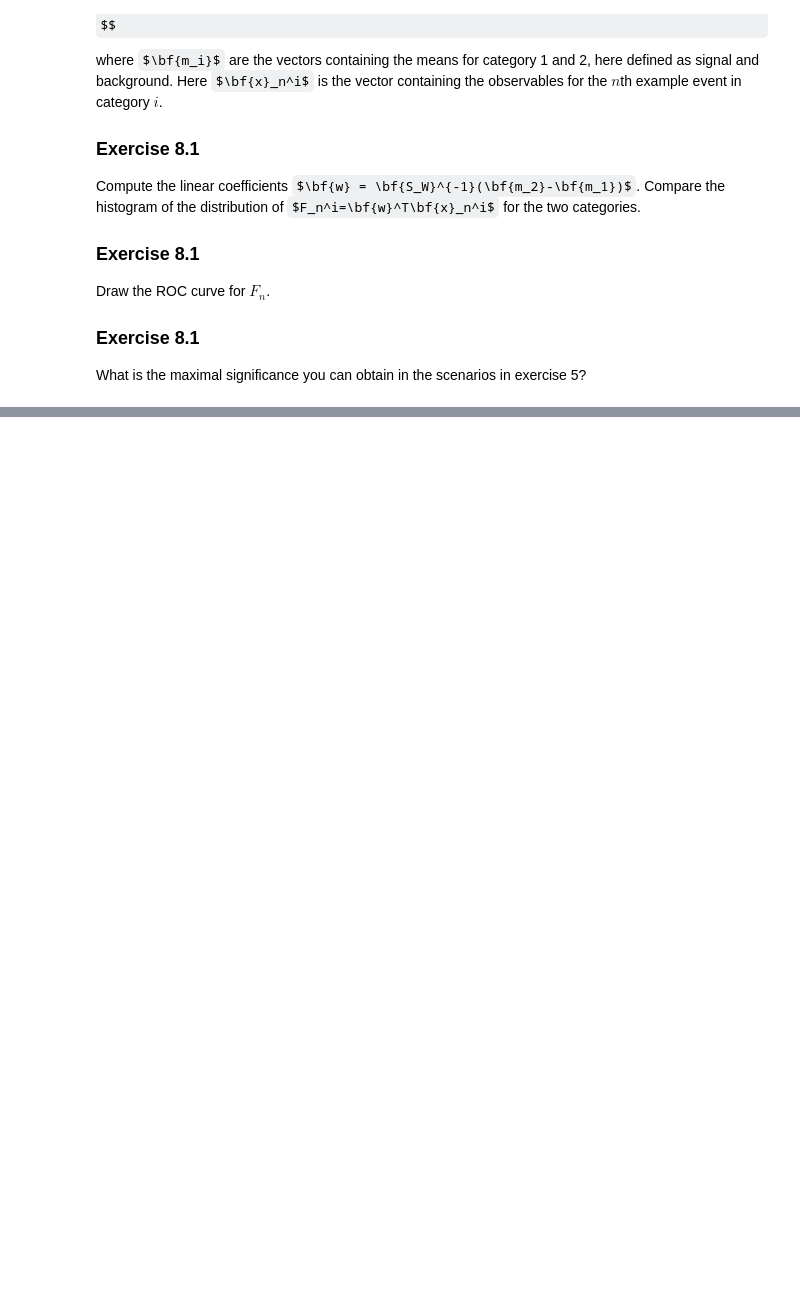
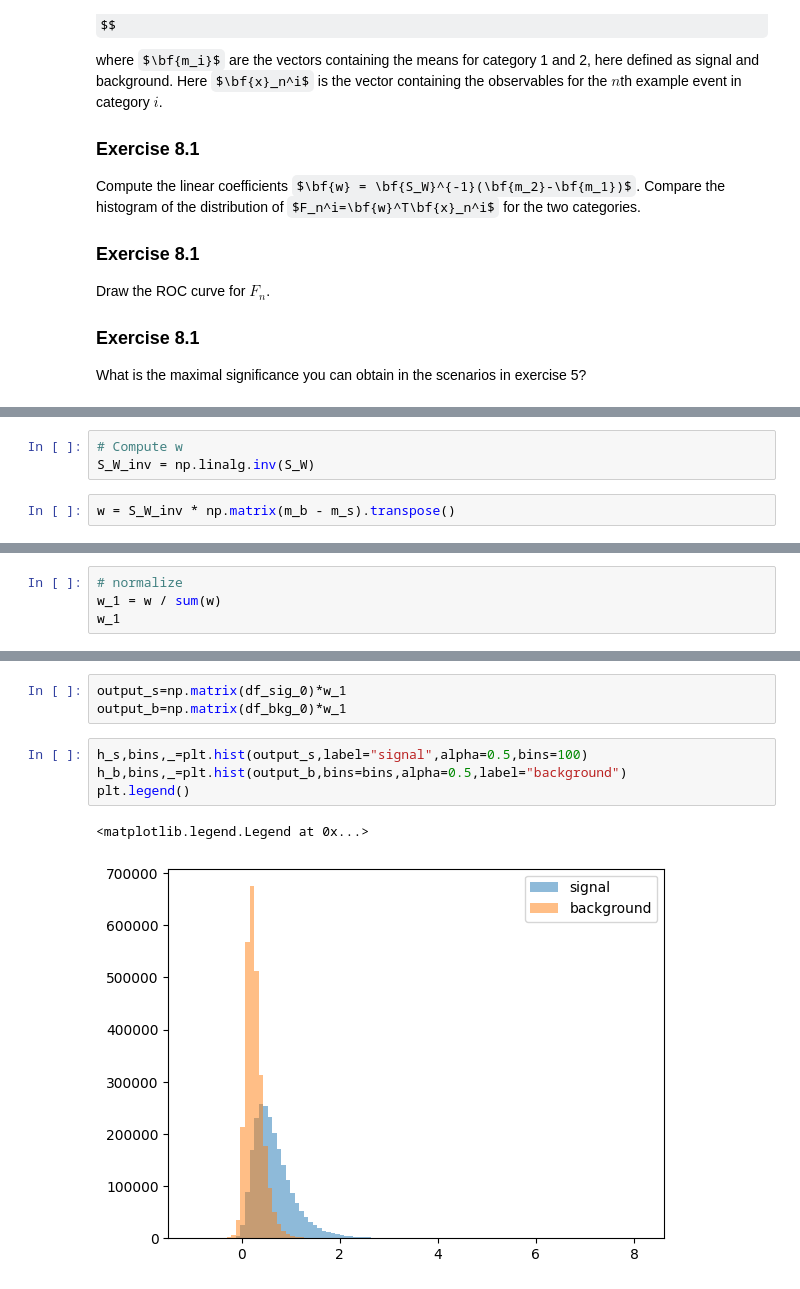
Before and after one commit to rcghpge/DATA3402.Spring.2024, a Jupyter notebook: Labs/Lab.7/Lab.7.ipynb, the cells around one changed output, grey strips where cells are left out. Saved outputs shown, nothing was run; the diff lists cells and outputs as text; some formulas as TeX source; blank space fills up the shorter version.

```diff
--- a/Labs/Lab.7/Lab.7.ipynb
+++ b/Labs/Lab.7/Lab.7.ipynb
@@ -1101,0 +1259,5 @@ What is the maximal significance you can obtain in the scenarios in exercise 5?
+# %%
+# Compute w
+S_W_inv = np.linalg.inv(S_W)
+# %%
+w = S_W_inv * np.matrix(m_b - m_s).transpose()
@@ -1101,0 +1285,4 @@ What is the maximal significance you can obtain in the scenarios in exercise 5?
+# %%
+# normalize
+w_1 = w / sum(w)
+w_1
@@ -1101,0 +1308,10 @@ What is the maximal significance you can obtain in the scenarios in exercise 5?
+# %%
+output_s=np.matrix(df_sig_0)*w_1
+output_b=np.matrix(df_bkg_0)*w_1
+# %%
+h_s,bins,_=plt.hist(output_s,label="signal",alpha=0.5,bins=100)
+h_b,bins,_=plt.hist(output_b,bins=bins,alpha=0.5,label="background")
+plt.legend()
+# %% [output]
+<matplotlib.legend.Legend at 0x...>
+[figure, added]
```
Also changed, not shown: parts of 22 cells of this notebook.
